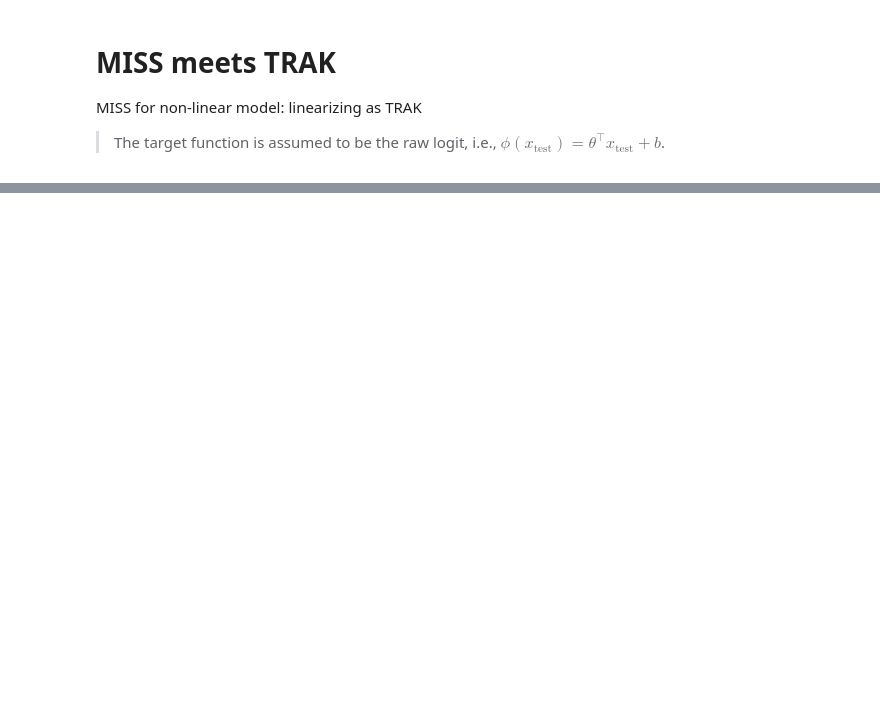
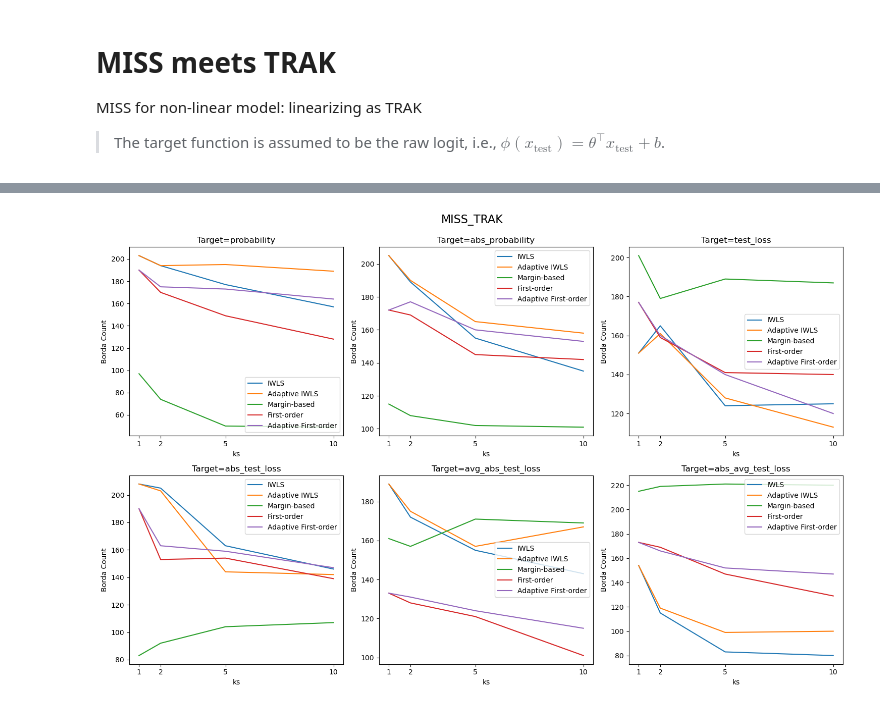
Before and after one commit to sleepymalc/MISS, a Jupyter notebook: linearizing/MISS_TRAK.ipynb, the cells around one changed output, grey strips where cells are left out. Cells and saved outputs as stored; diff of their text form; code cells hidden in the pictures; blank space fills up the shorter version.

```diff
--- a/linearizing/MISS_TRAK.ipynb
+++ b/linearizing/MISS_TRAK.ipynb
@@ -130,33 +142,34 @@ def Borda_count(ranks, weights=[5, 4, 3, 2, 1]):
 # %%
 fig, axs = plt.subplots(2, 3, figsize=(15, 10))  # Create a 2x3 grid of subplots
 
 for target_idx, target in enumerate(targets):
-    scores_array = np.array(Parallel(n_jobs=20)(delayed(score_per_class_combo)(class1, class2, k, target)for class1, class2 in class_combo for k in ks))
-    print(f"Scores array shape: {scores_array.shape}")
+    scores_array = np.array(Parallel(n_jobs=20)(delayed(score_per_class_combo)(class1, class2, k, target) for class1, class2 in class_combo for k in ks))
+    scores_array = scores_array.reshape((num_experiments, num_ks, -1))
 
-    break
-    scores_method_cov_seed = scores_array.swapaxes(0, 2) # method, cov, seed
-    scores_cov_method_seed = scores_method_cov_seed.swapaxes(0, 1) # cov, method, seed
+    scores_method_ks_combo = scores_array.swapaxes(0, 2) # method, k, combo
+    scores_ks_method_combo = scores_method_ks_combo.swapaxes(0, 1) # k, method, combo
 
-    Borda_result = np.zeros((num_covs, num_methods), dtype=float)
+    Borda_result = np.zeros((num_ks, num_methods), dtype=float)
 
-    Borda_result = np.array(Parallel(n_jobs=20)(delayed(Borda_count)(scores_cov_method_seed[cov_idx]) for k in ks))
+    Borda_result = np.array(Parallel(n_jobs=20)(delayed(Borda_count)(scores_ks_method_combo[k_idx]) for k_idx in range(num_ks)))
 
     # Plot in the corresponding subplot
     row_idx, col_idx = divmod(target_idx, 3)  # Calculate subplot index
     for method_idx, method_name in enumerate(methods):
-        axs[row_idx, col_idx].plot(covs, Borda_result[:, method_idx], label=method_name)
+        axs[row_idx, col_idx].plot(ks, Borda_result[:, method_idx], label=method_name)
 
     axs[row_idx, col_idx].set_title(f'Target={target}')
-    axs[row_idx, col_idx].set_xlabel('Covariance')
+    axs[row_idx, col_idx].set_xlabel('ks')
     axs[row_idx, col_idx].set_ylabel('Borda Count')
     axs[row_idx, col_idx].legend(methods)
 
-    axs[row_idx, col_idx].set_xticks(covs)
+    axs[row_idx, col_idx].set_xticks(ks)
 
 plt.tight_layout(rect=[0, 0.03, 1, 0.95])
 
-plt.suptitle(f'n={n} d={d} k={k}', fontsize=16)
+plt.suptitle(f'MISS_TRAK', fontsize=16)
 
 plt.show()
+# %% [output]
+[figure, added]
 # %%
```
Also changed, not shown: parts of 5 cells of this notebook, 3 other files.
